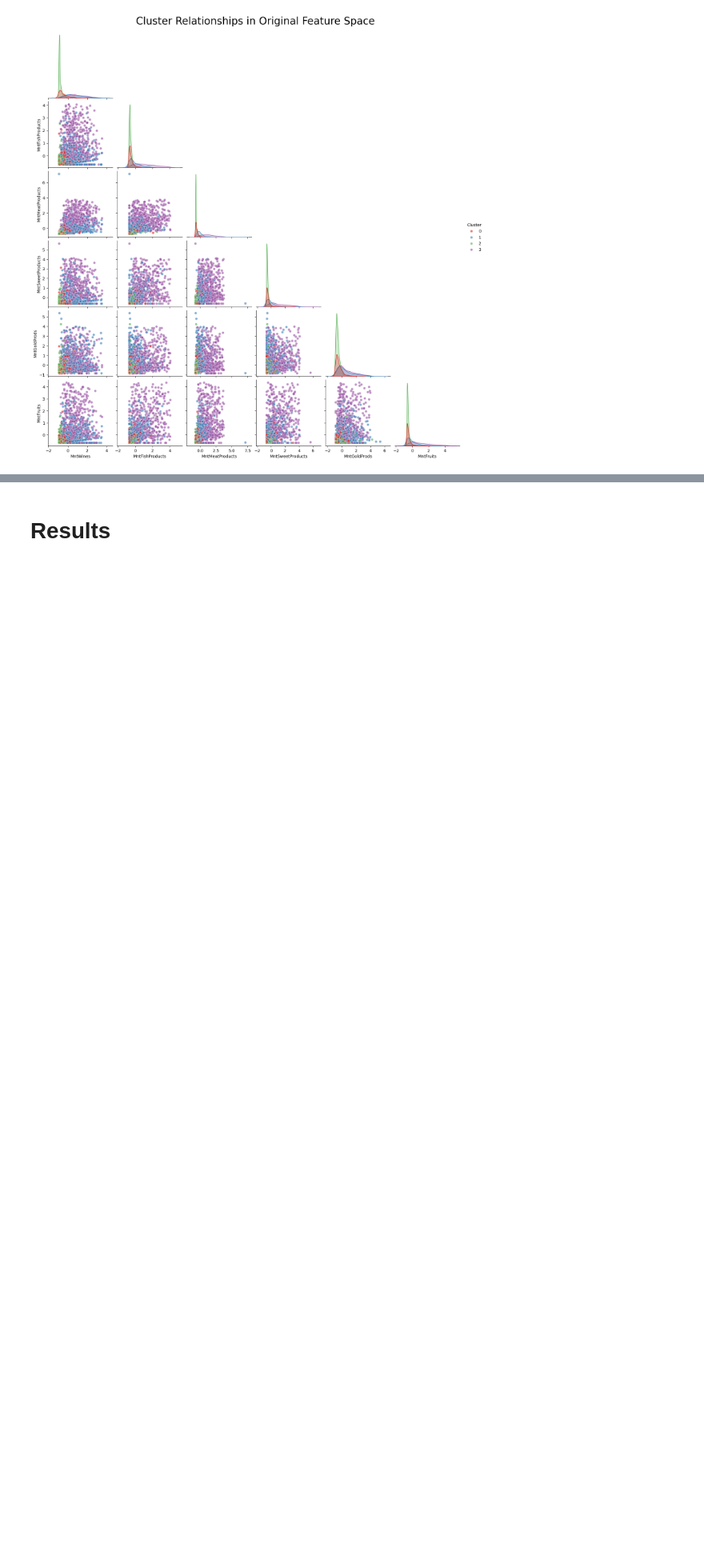
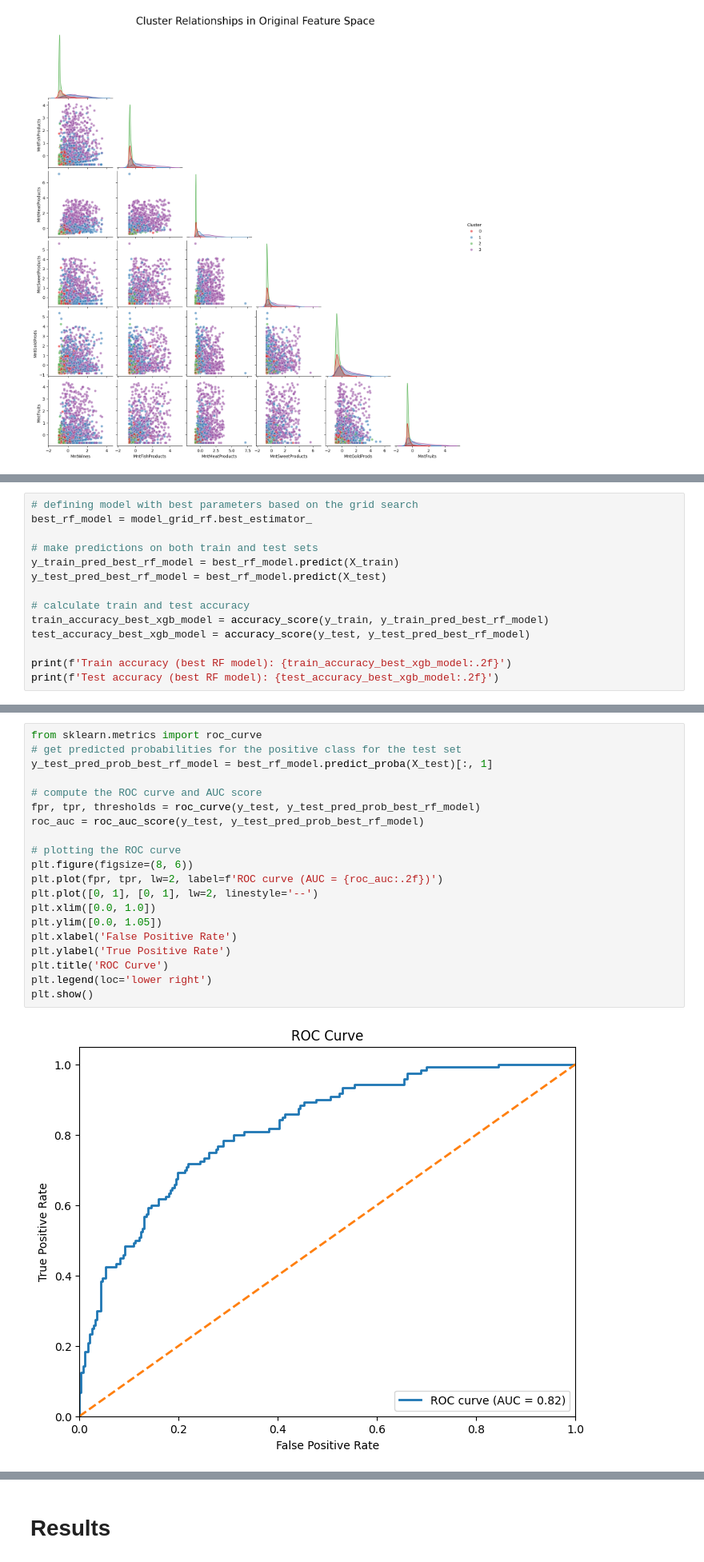
Before and after one commit to kimvkemenade/DM_team16, a Jupyter notebook: DM_Assignment_2.ipynb, the cells around one changed output, grey strips where cells are left out. Shown at 80% size. Drawn from its saved outputs; the diff is of its cells as text; blank space fills up the shorter version.

```diff
--- a/DM_Assignment_2.ipynb
+++ b/DM_Assignment_2.ipynb
@@ -661,0 +809,14 @@ plt.show()
+# %%
+# defining model with best parameters based on the grid search
+best_rf_model = model_grid_rf.best_estimator_
+
+# make predictions on both train and test sets
+y_train_pred_best_rf_model = best_rf_model.predict(X_train)
+y_test_pred_best_rf_model = best_rf_model.predict(X_test)
+
+# calculate train and test accuracy
+train_accuracy_best_xgb_model = accuracy_score(y_train, y_train_pred_best_rf_model)
+test_accuracy_best_xgb_model = accuracy_score(y_test, y_test_pred_best_rf_model)
+
+print(f'Train accuracy (best RF model): {train_accuracy_best_xgb_model:.2f}')
+print(f'Test accuracy (best RF model): {test_accuracy_best_xgb_model:.2f}')
@@ -661,0 +854,22 @@ plt.show()
+# %%
+from sklearn.metrics import roc_curve
+# get predicted probabilities for the positive class for the test set
+y_test_pred_prob_best_rf_model = best_rf_model.predict_proba(X_test)[:, 1]
+
+# compute the ROC curve and AUC score
+fpr, tpr, thresholds = roc_curve(y_test, y_test_pred_prob_best_rf_model)
+roc_auc = roc_auc_score(y_test, y_test_pred_prob_best_rf_model)
+
+# plotting the ROC curve
+plt.figure(figsize=(8, 6))
+plt.plot(fpr, tpr, lw=2, label=f'ROC curve (AUC = {roc_auc:.2f})')
+plt.plot([0, 1], [0, 1], lw=2, linestyle='--')
+plt.xlim([0.0, 1.0])
+plt.ylim([0.0, 1.05])
+plt.xlabel('False Positive Rate')
+plt.ylabel('True Positive Rate')
+plt.title('ROC Curve')
+plt.legend(loc='lower right')
+plt.show()
+# %% [output]
+[figure, added]
```
Also changed, not shown: parts of 25 cells of this notebook.
